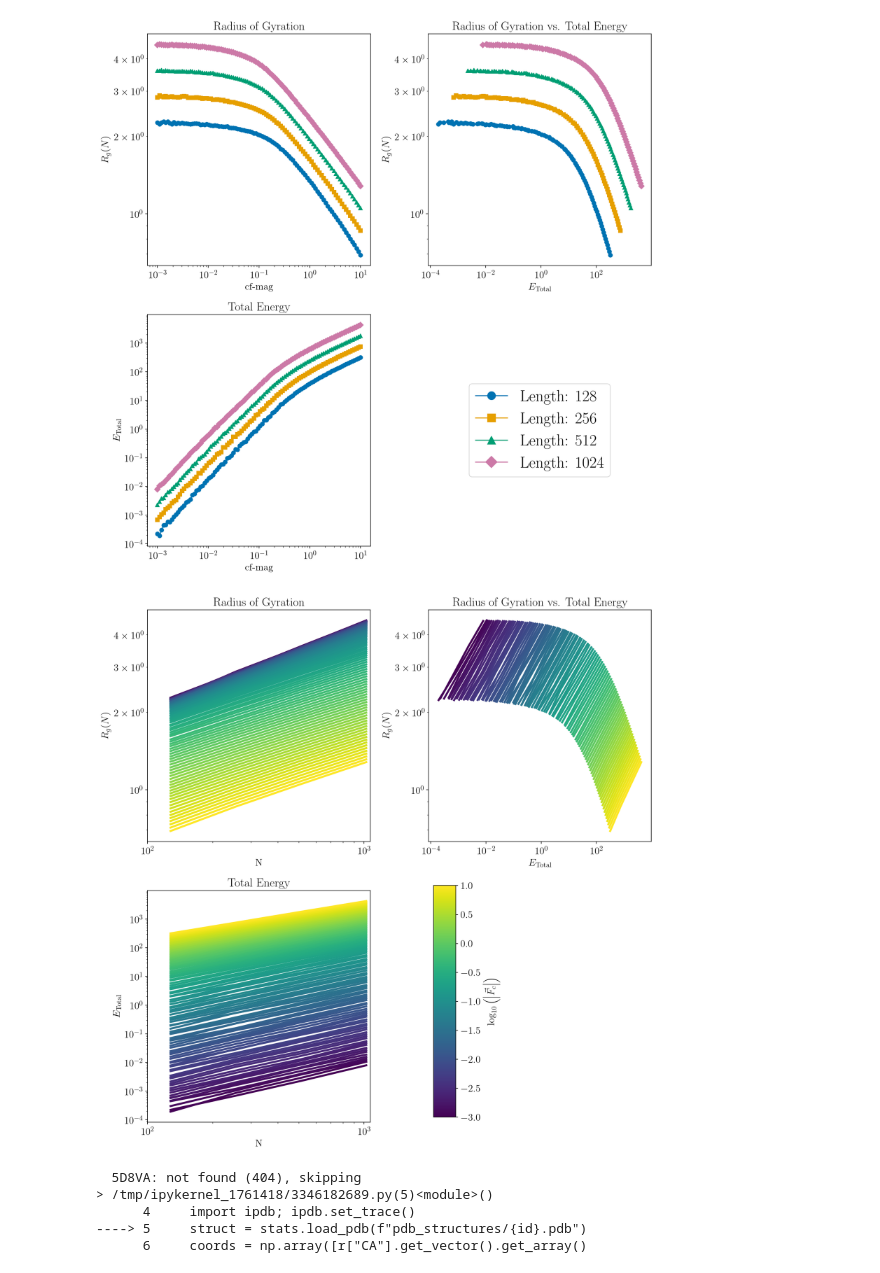
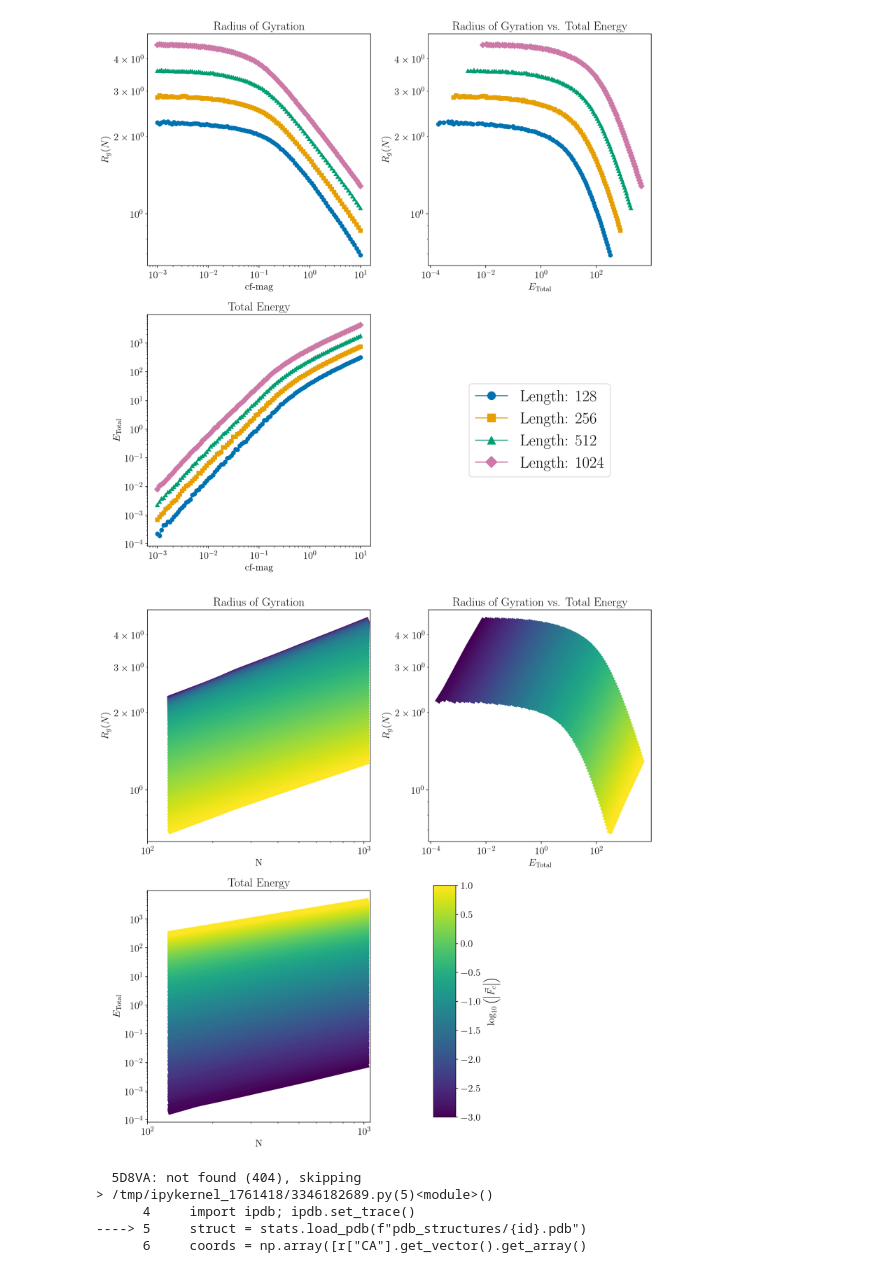
Before and after one commit to ayorba/constrained-polymer, a Jupyter notebook: crw_stats.ipynb, the cells around one changed output. Drawn from its saved outputs; the diff is of its cells as text; code cells hidden in the pictures.

```diff
--- a/crw_stats.ipynb
+++ b/crw_stats.ipynb
@@ -320,7 +320,7 @@ plt.show()
 [figure]
 # %%
 
-width=3
+width=8
 plot_logscale=True
 import matplotlib.pyplot as plt
 from matplotlib.colors import Normalize
@@ -371,34 +371,34 @@ ax[1, 0].set_xlabel("N")
 ax[1, 0].set_xlim(left=1e2)
 ax[0, 1].set_xlabel(r"$E_{\mathrm{Total}}$")
 
 ax[0, 0].set_ylabel(r"$R_g(N)$")
 ax[1, 0].set_ylabel(r"$E_{\mathrm{Total}}$")
 ax[0, 1].set_ylabel(r"$R_g(N)$")
 
 # Color scale in the unused fourth subplot.
 colorbar_map = ScalarMappable(norm=norm, cmap=cmap)
 colorbar_map.set_array([])
 ax[1, 1].set_axis_off()
 fig.colorbar(
     colorbar_map,
     cax=inset_axes(ax[1, 1], width="10%",height="100%",loc="lower left"),
     label=r"$\text{log}_{10}\left(\left|\vec{F}_c\right|\right)$",
 )
 
 if plot_logscale:
     ax[0, 0].set_xscale("log")
     ax[1, 0].set_xscale("log")
     ax[0, 1].set_xscale("log")
 
     ax[0, 0].set_yscale("log")
     ax[0, 1].set_yscale("log")
     ax[1, 0].set_yscale("log")
 
 plt.tight_layout()
 plt.savefig("N-E-Rg-cf-mags-extended-contour(log).png", dpi=300)
 plt.show()
 # %% [output]
-[figure, old version]
+[figure, new version]
 # %%
 # For later
 
```
